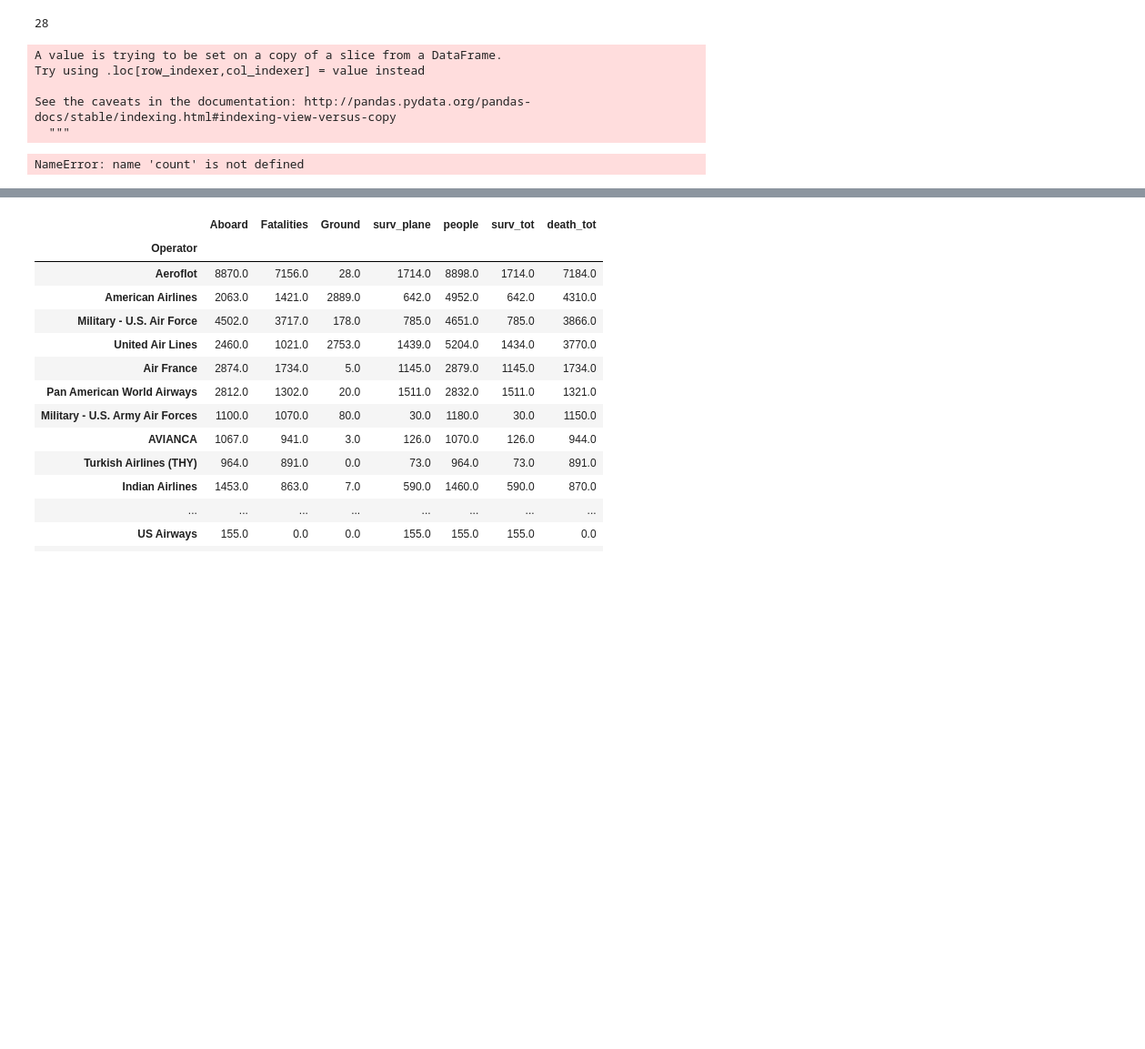
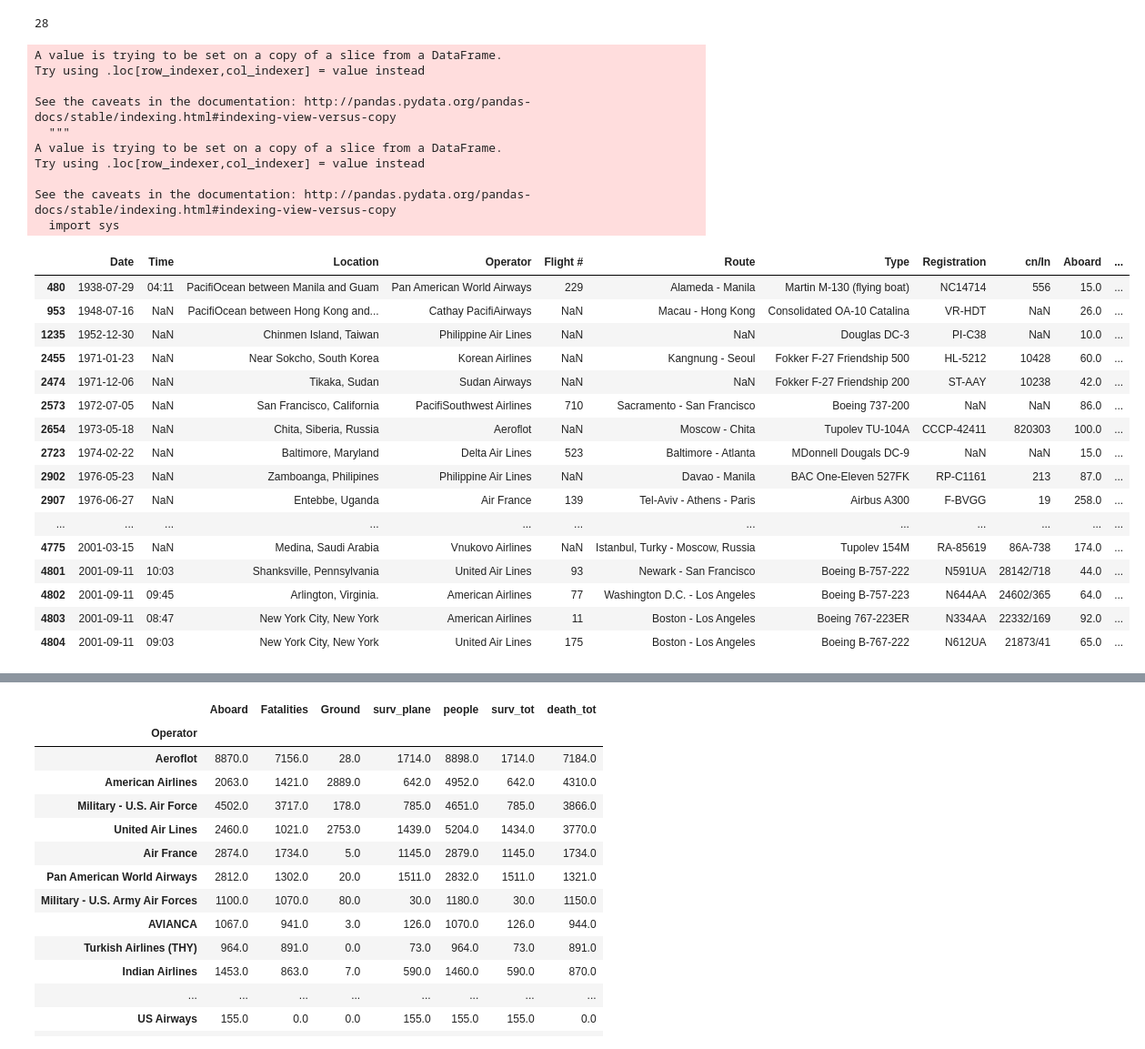
Before and after one commit to AnneNawrocki/Flugzeugabstuerze, a Jupyter notebook: Analyse.ipynb, the cells around one changed output, grey strips where cells are left out. Shown at 91% size. Cells and saved outputs as stored; diff of their text form; code cells hidden in the pictures; blank space fills up the shorter version.

```diff
--- a/Analyse.ipynb
+++ b/Analyse.ipynb
@@ -177,15 +177,38 @@ len(df[df['Summary'].str.contains("hijack" , na = False)])
 # %%
 # Hijacked Flights
 
 hi = df[df['Summary'].str.contains("hijack" , na = False)]
 
 hi['Date'] = pd.to_datetime(hi['Date'])
 
-plt.plot_date(hi['Date'], count(hi['Flight #']))
+hi['Year'] = hi['Date'].map(lambda x: x.year)
+
+hi
 # %% [output]
 A value is trying to be set on a copy of a slice from a DataFrame.
 Try using .loc[row_indexer,col_indexer] = value instead
 
 See the caveats in the documentation: http://pandas.pydata.org/pandas-docs/stable/indexing.html#indexing-view-versus-copy
   """
+A value is trying to be set on a copy of a slice from a DataFrame.
+Try using .loc[row_indexer,col_indexer] = value instead
+
+See the caveats in the documentation: http://pandas.pydata.org/pandas-docs/stable/indexing.html#indexing-view-versus-copy
+  import sys
-NameError: name 'count' is not defined
+|  | Date | Time | Location | Operator | Flight # | Route | Type | Registration | cn/In | Aboard | ... |
+| 480 | 1938-07-29 | 04:11 | PacifiOcean between Manila and Guam | Pan American World Airways | 229 | Alameda - Manila | Martin M-130 (flying boat) | NC14714 | 556 | 15.0 | ... |
+| 953 | 1948-07-16 | NaN | PacifiOcean between Hong Kong and... | Cathay PacifiAirways | NaN | Macau - Hong Kong | Consolidated OA-10 Catalina | VR-HDT | NaN | 26.0 | ... |
+| 1235 | 1952-12-30 | NaN | Chinmen Island, Taiwan | Philippine Air Lines | NaN | NaN | Douglas DC-3 | PI-C38 | NaN | 10.0 | ... |
+| 2455 | 1971-01-23 | NaN | Near Sokcho, South Korea | Korean Airlines | NaN | Kangnung - Seoul | Fokker F-27 Friendship 500 | HL-5212 | 10428 | 60.0 | ... |
+| 2474 | 1971-12-06 | NaN | Tikaka, Sudan | Sudan Airways | NaN | NaN | Fokker F-27 Friendship 200 | ST-AAY | 10238 | 42.0 | ... |
+| 2573 | 1972-07-05 | NaN | San Francisco, California | PacifiSouthwest Airlines | 710 | Sacramento - San Francisco | Boeing 737-200 | NaN | NaN | 86.0 | ... |
+| 2654 | 1973-05-18 | NaN | Chita, Siberia, Russia | Aeroflot | NaN | Moscow - Chita | Tupolev TU-104A | CCCP-42411 | 820303 | 100.0 | ... |
+| 2723 | 1974-02-22 | NaN | Baltimore, Maryland | Delta Air Lines | 523 | Baltimore - Atlanta | MDonnell Dougals DC-9 | NaN | NaN | 15.0 | ... |
+| 2902 | 1976-05-23 | NaN | Zamboanga, Philipines | Philippine Air Lines | NaN | Davao - Manila | BAC One-Eleven 527FK | RP-C1161 | 213 | 87.0 | ... |
+| 2907 | 1976-06-27 | NaN | Entebbe, Uganda | Air France | 139 | Tel-Aviv - Athens - Paris | Airbus A300 | F-BVGG | 19 | 258.0 | ... |
+| ... | ... | ... | ... | ... | ... | ... | ... | ... | ... | ... | ... |
+| 4775 | 2001-03-15 | NaN | Medina, Saudi Arabia | Vnukovo Airlines | NaN | Istanbul, Turky - Moscow, Russia | Tupolev 154M | RA-85619 | 86A-738 | 174.0 | ... |
+| 4801 | 2001-09-11 | 10:03 | Shanksville, Pennsylvania | United Air Lines | 93 | Newark - San Francisco | Boeing B-757-222 | N591UA | 28142/718 | 44.0 | ... |
+| 4802 | 2001-09-11 | 09:45 | Arlington, Virginia. | American Airlines | 77 | Washington D.C. - Los Angeles | Boeing B-757-223 | N644AA | 24602/365 | 64.0 | ... |
+| 4803 | 2001-09-11 | 08:47 | New York City, New York | American Airlines | 11 | Boston - Los Angeles | Boeing 767-223ER | N334AA | 22332/169 | 92.0 | ... |
+| 4804 | 2001-09-11 | 09:03 | New York City, New York | United Air Lines | 175 | Boston - Los Angeles | Boeing B-767-222 | N612UA | 21873/41 | 65.0 | ... |
```
Also changed, not shown: parts of 1 cell of this notebook.
